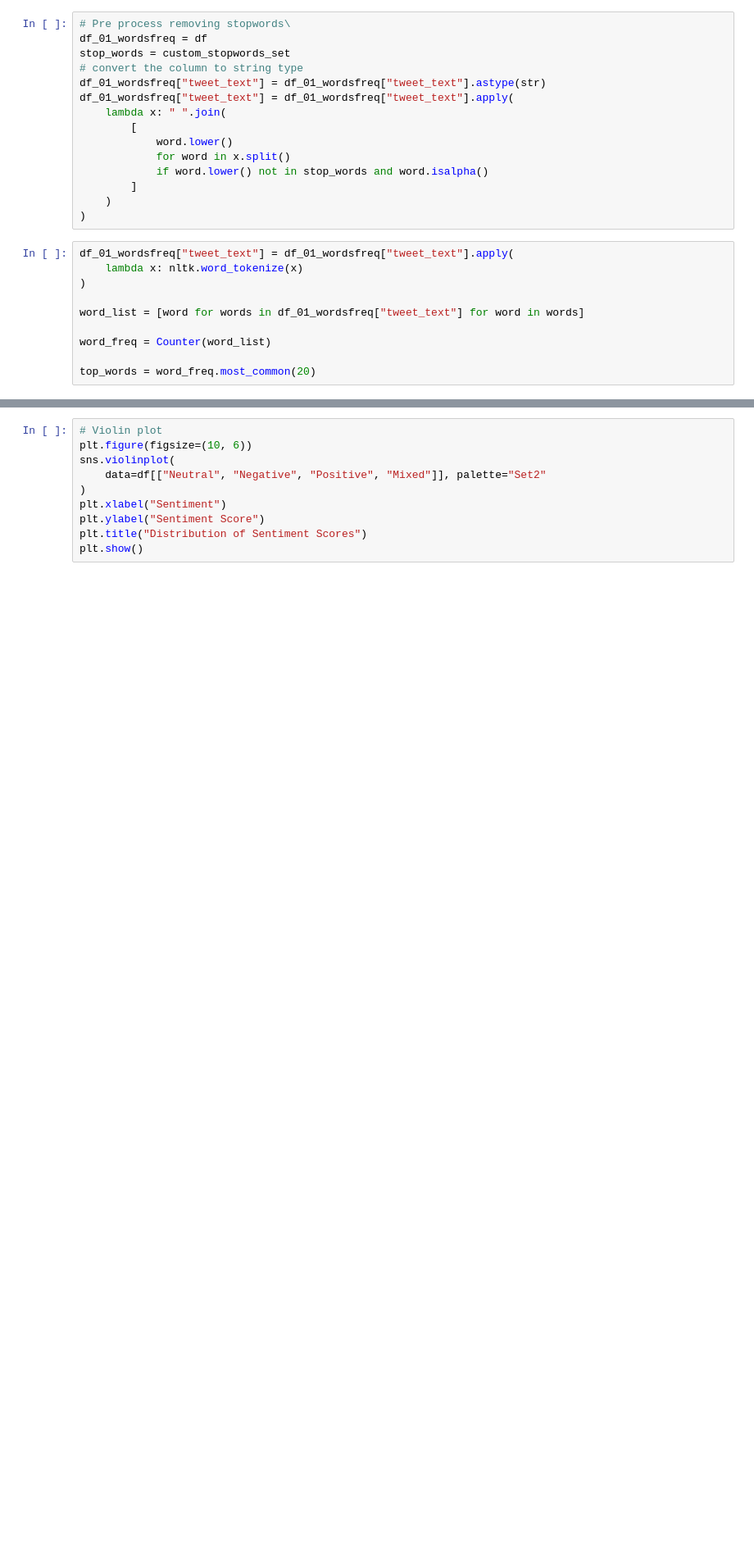
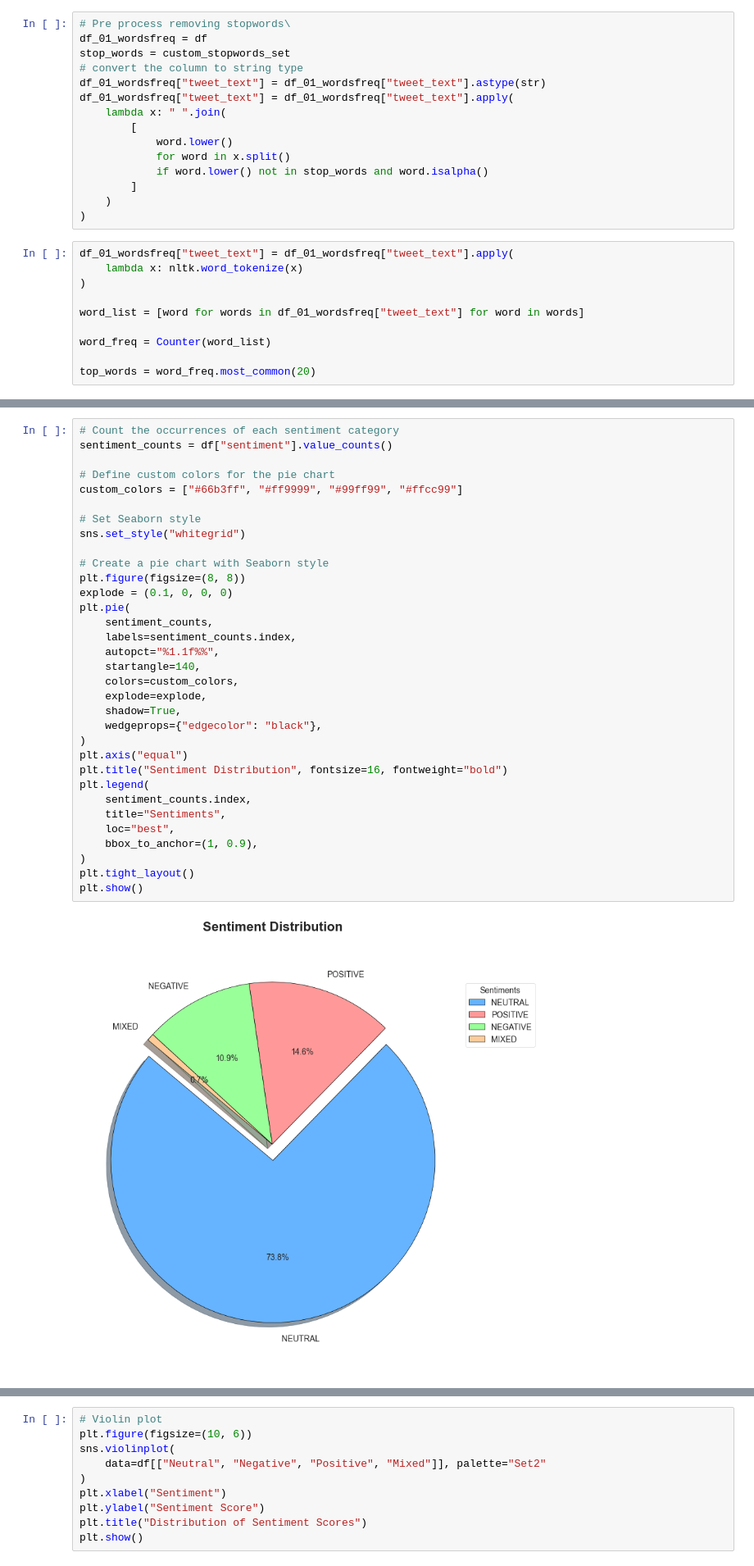
Before and after one commit to FrancoRossetti/trabajo-final-ucse, a Jupyter notebook: 1_eda-dataset/world_cup_2018_dataset.ipynb, the cells around one changed output, grey strips where cells are left out. Shown: that part at 82% size. Saved outputs shown, nothing was run; the diff lists cells and outputs as text; blank space fills up the shorter version.

```diff
--- a/1_eda-dataset/world_cup_2018_dataset.ipynb
+++ b/1_eda-dataset/world_cup_2018_dataset.ipynb
@@ -183,0 +269,35 @@ plt.show()
+# %%
+# Count the occurrences of each sentiment category
+sentiment_counts = df["sentiment"].value_counts()
+
+# Define custom colors for the pie chart
+custom_colors = ["#66b3ff", "#ff9999", "#99ff99", "#ffcc99"]
+
+# Set Seaborn style
+sns.set_style("whitegrid")
+
+# Create a pie chart with Seaborn style
+plt.figure(figsize=(8, 8))
+explode = (0.1, 0, 0, 0)
+plt.pie(
+    sentiment_counts,
+    labels=sentiment_counts.index,
+    autopct="%1.1f%%",
+    startangle=140,
+    colors=custom_colors,
+    explode=explode,
+    shadow=True,
+    wedgeprops={"edgecolor": "black"},
+)
+plt.axis("equal")
+plt.title("Sentiment Distribution", fontsize=16, fontweight="bold")
+plt.legend(
+    sentiment_counts.index,
+    title="Sentiments",
+    loc="best",
+    bbox_to_anchor=(1, 0.9),
+)
+plt.tight_layout()
+plt.show()
+# %% [output]
+[figure, added]
```
Also changed, not shown: parts of 12 cells of this notebook.
